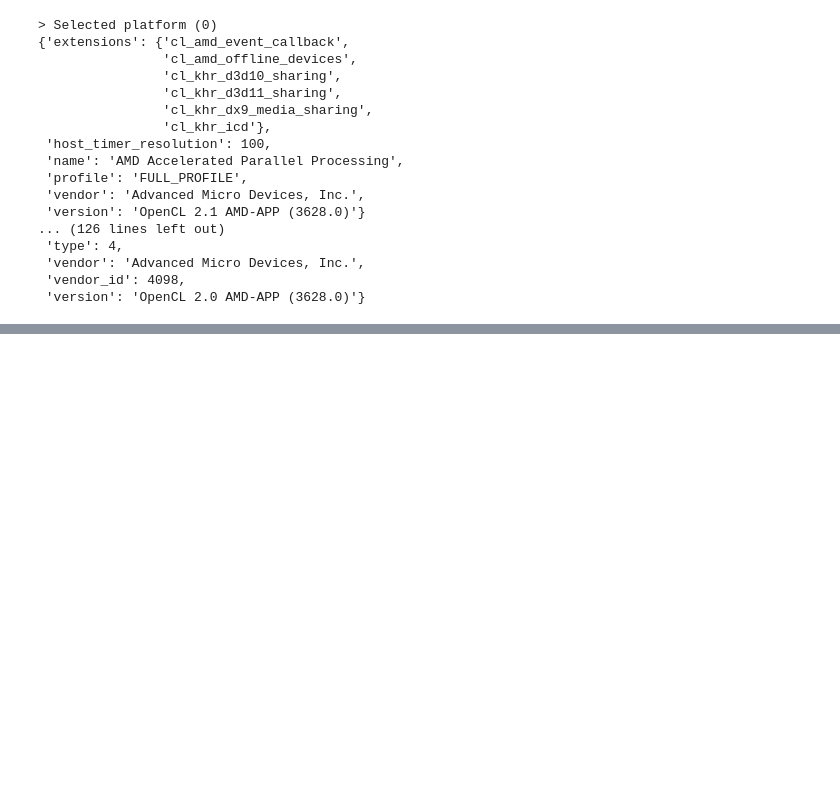
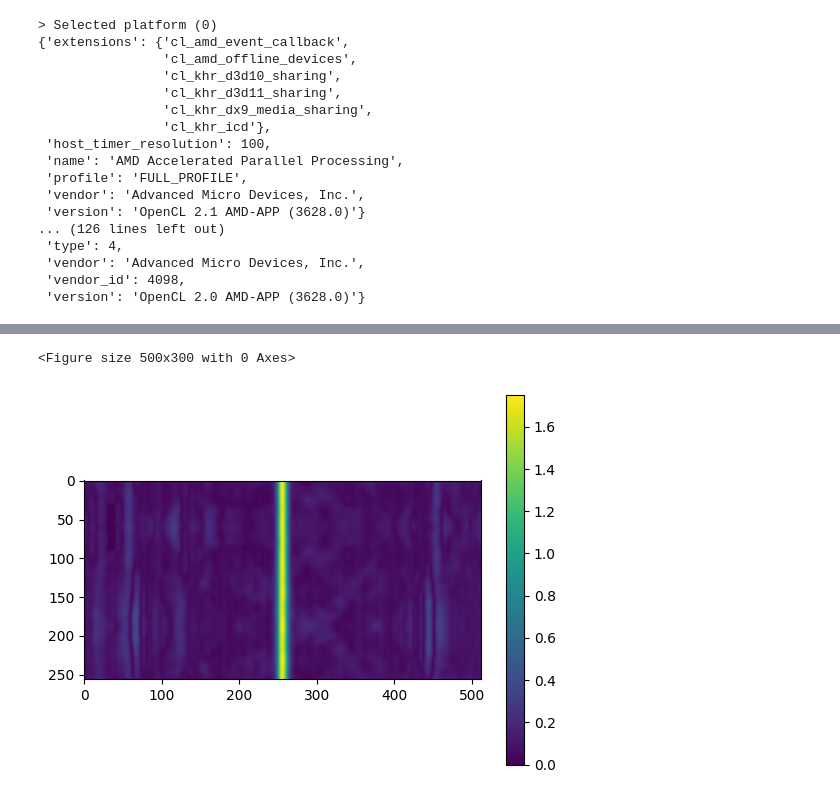
Before and after one commit to williamyang98/gpu_compute_experiments, a Jupyter notebook: pyopencl/yee_grid_3d.ipynb, the cells around one changed output, grey strips where cells are left out. Saved outputs shown, nothing was run; the diff lists cells and outputs as text; code cells hidden in the pictures; blank space fills up the shorter version.

```diff
--- a/pyopencl/yee_grid_3d.ipynb
+++ b/pyopencl/yee_grid_3d.ipynb
@@ -530,0 +559,17 @@ print(f"gpu_cell_rate={gpu_cell_rate*1e-6:.3f} M/s")
+# %%
+fig = plt.figure(figsize=(5,3))
+data = np.linalg.norm(E_cpu_out, ord=2, axis=3)
+#data = E_cpu_out[5,:,:,0]
+#data = H_cpu_out[:,:,:,2]
+#data = E_cpu_out[:,:,:,0]**2 + E_cpu_out[:,:,:,1]**2 + E_cpu_out[:,:,:,2]**2
+#data = (E_cpu_out[:,:,:,0]**2 + E_cpu_out[:,:,:,1]**2 + E_cpu_out[:,:,:,2]**2)**0.5
+#data = np.sum(data, axis=0)
+data = np.sum(np.abs(data), axis=0)
+plt.figure()
+#plt.imshow(data, cmap="jet", vmin=-1, vmax=1)
+plt.imshow(data)
+plt.colorbar()
+plt.show()
+# %% [output]
+<Figure size 500x300 with 0 Axes>
+[figure, added]
```
Also changed, not shown: parts of 8 cells of this notebook.
